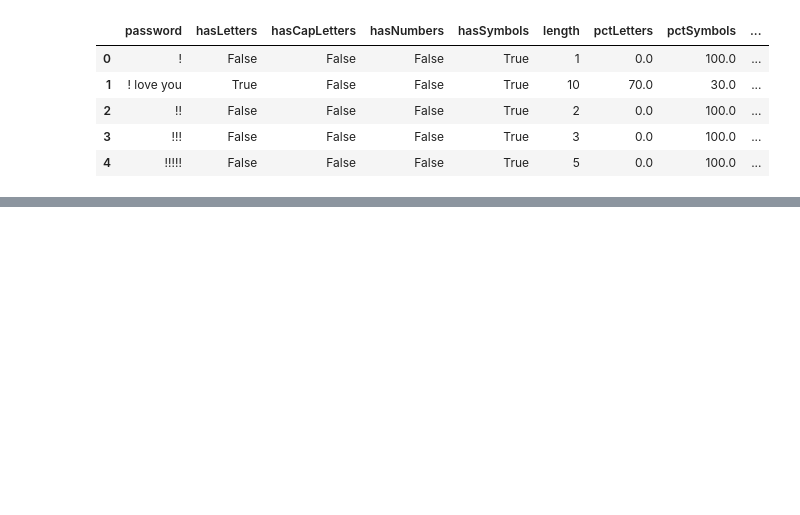
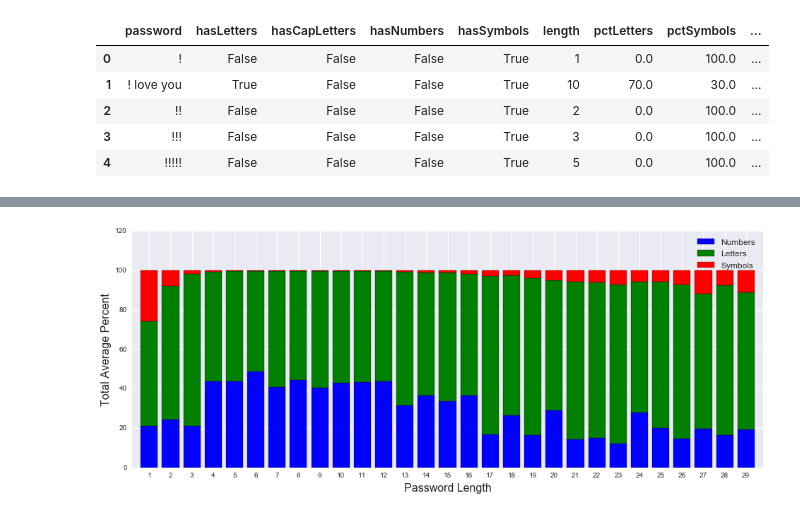
Before and after one commit to jhli973/Incubator, a Jupyter notebook: hijackedemail/Password and hijacked email.ipynb, the cells around one changed output, grey strips where cells are left out. Saved outputs shown, nothing was run; the diff lists cells and outputs as text; code cells hidden in the pictures; blank space fills up the shorter version.

```diff
--- a/hijackedemail/Password and hijacked email.ipynb
+++ b/hijackedemail/Password and hijacked email.ipynb
@@ -315,0 +360,37 @@ plt.show()
+# %%
+df = passwords[passwords['length']<30]
+
+sym_mean = df['pctSymbols'].groupby(df['length']).mean()
+let_mean = df['pctLetters'].groupby(df['length']).mean()
+num_mean = df['pctNumbers'].groupby(df['length']).mean()
+
+sym_std = df['pctSymbols'].groupby(df['length']).std()
+let_std = df['pctLetters'].groupby(df['length']).std()
+num_std = df['pctNumbers'].groupby(df['length']).std()
+# %%
+fig, ax = plt.subplots(1, figsize=(16,6))
+
+bar_width = .8
+
+bar_1 = [ i + 1 for i in range(len(len_unique))]
+
+tick_pos = [i + (bar_width/2) for i in bar_1]
+
+ax.bar(bar_1,num_mean, width, color = 'b', label='Numbers') #, yerr=num_std)
+ax.bar(bar_1,let_mean, width, bottom=num_mean,  color = 'g', label='Letters') #, yerr=let_std)
+ax.bar(bar_1,sym_mean, width, bottom=[i+j for i,j in zip(num_mean,let_mean)], color = 'r', label='Symbols') #, yerr=sym_std)
+
+# set the x ticks with names
+plt.xticks(tick_pos, len_unique)
+
+# Set the label and legends
+ax.set_ylabel("Total Average Percent", fontsize = 16)
+ax.set_xlabel("Password Length", fontsize = 16)
+plt.legend(loc='upper right', prop={'size':12})
+
+# Set a buffer around the edge
+plt.xlim([min(tick_pos)-bar_width, max(tick_pos)+bar_width])
+
+plt.show()
+# %% [output]
+[figure, added]
```
Also changed, not shown: parts of 47 cells of this notebook.
